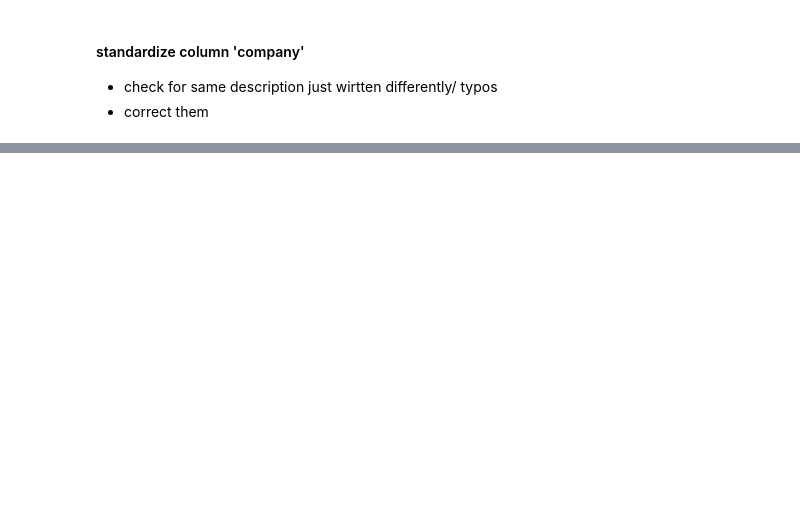
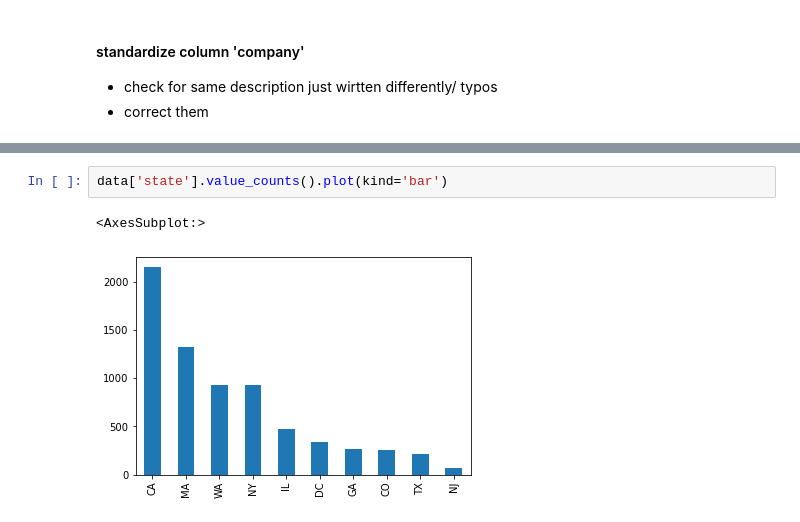
Before and after one commit to simples707data/GroupProject1, a Jupyter notebook: Project1.ipynb, the cells around one changed output, grey strips where cells are left out. Cells and saved outputs as stored; diff of their text form; blank space fills up the shorter version.

```diff
--- a/Project1.ipynb
+++ b/Project1.ipynb
@@ -467,0 +658,5 @@ ValueError: Length of values (0) does not match length of index (6964)
+# %%
+data['state'].value_counts().plot(kind='bar')
+# %% [output]
+<AxesSubplot:>
+[figure, added]
```
Also changed, not shown: parts of 75 cells of this notebook.
